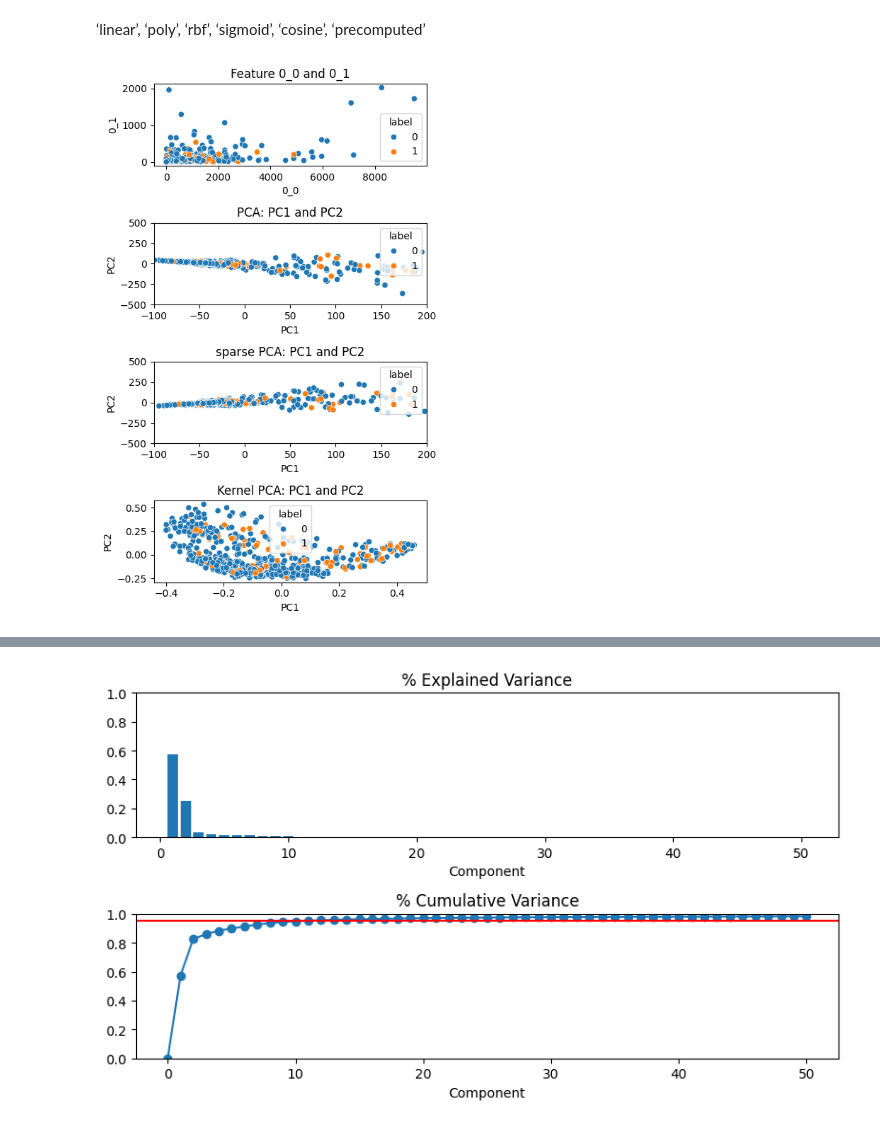
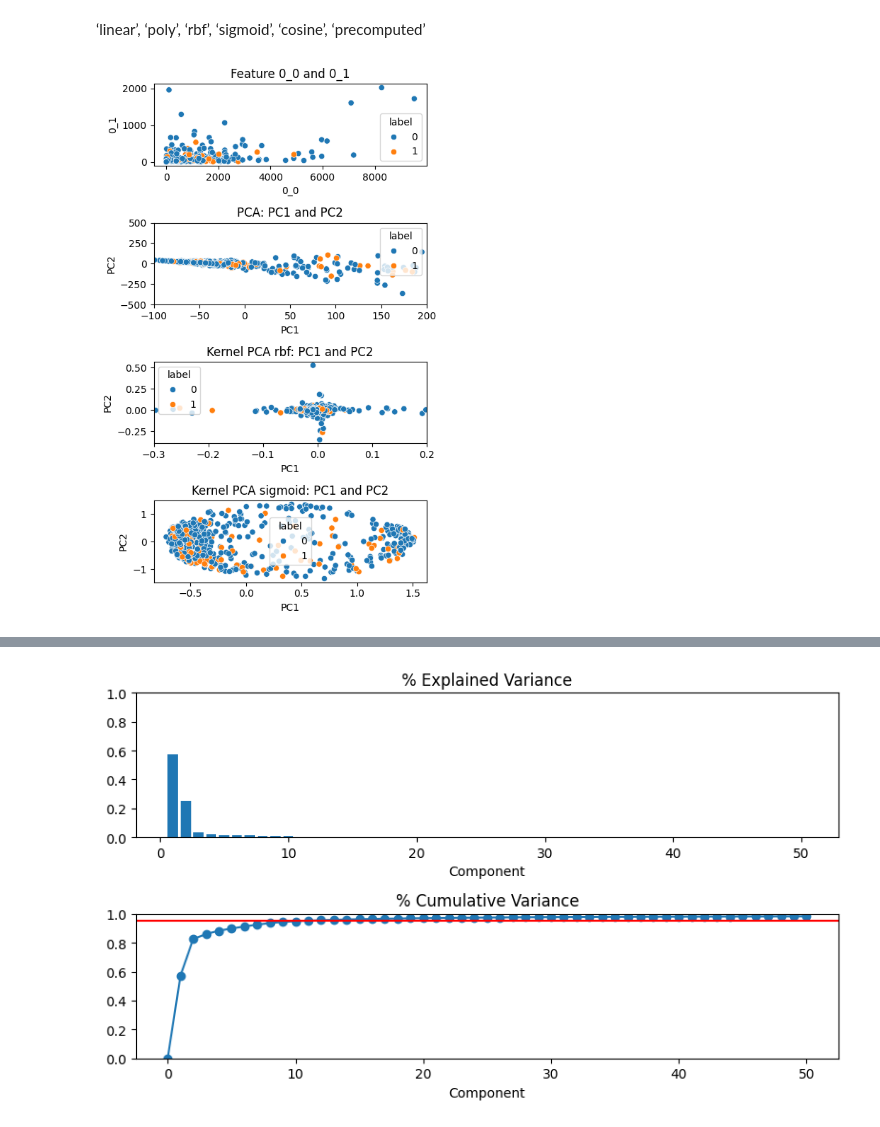
Before and after one commit to bramvandeurzen934/Group16_ECG, a Jupyter notebook: assignment_ecg_normalisation.ipynb, the cells around one changed output, grey strips where cells are left out. Drawn from its saved outputs; the diff is of its cells as text; code cells hidden in the pictures.

```diff
--- a/assignment_ecg_normalisation.ipynb
+++ b/assignment_ecg_normalisation.ipynb
@@ -536,11 +536,18 @@ X_test_pca
 166 rows × 50 columns
 # %%
 # kernel pca
-kernel_pca = KernelPCA(n_components=50, kernel="rbf")
+kernel_pca = KernelPCA(n_components=50, kernel="rbf",gamma = 20)
 kernel_pca.fit(X_train_scaled)
+
+kernel_sig_pca = KernelPCA(n_components=50, kernel="sigmoid",gamma = 20)
+kernel_sig_pca.fit(X_train_scaled)
 
 X_train_kpca = kernel_pca.transform(X_train_scaled)
 X_test_kpca = kernel_pca.transform(X_test_scaled)
+X_train_skpca = kernel_sig_pca.transform(X_train_scaled)
+X_test_skpca = kernel_sig_pca.transform(X_test_scaled)
 
 component_names = [f"PC{i+1}" for i in range(X_train_kpca.shape[1])]
 X_train_kpca = pd.DataFrame(X_train_kpca,columns = component_names,index = X_train.index)
+component_names = [f"PC{i+1}" for i in range(X_train_skpca.shape[1])]
+X_train_skpca = pd.DataFrame(X_train_skpca,columns = component_names,index = X_train.index)
@@ -553,23 +558,22 @@ Heeft dit nog toegevoegde waarde?
 # %%
 fig, axs = plt.subplots(4,1,figsize = [5,8])
 
 sns.scatterplot(data=X_train,x = '0_0',y = '0_1', hue = y_train,ax = axs[0])
 axs[0].set(title = 'Feature 0_0 and 0_1')
 
 
 sns.scatterplot(data = X_train_pca, x = 'PC1',y = 'PC2',hue = y_train, ax = axs[1])
 axs[1].set(xlim = [-100,200],
            ylim = [-500,500],
            title = 'PCA: PC1 and PC2')
 
-sns.scatterplot(data = X_train_spca, x = 'PC1',y = 'PC2',hue = y_train, ax = axs[2])
-axs[2].set(xlim = [-100,200],
-           ylim = [-500,500],
-           title = 'sparse PCA: PC1 and PC2')
+sns.scatterplot(data = X_train_kpca, x = 'PC1',y = 'PC2',hue = y_train, ax = axs[2])
+axs[2].set(xlim = [-0.3,0.2],
+    title = 'Kernel PCA rbf: PC1 and PC2')
 
-sns.scatterplot(data = X_train_kpca, x = 'PC1',y = 'PC2',hue = y_train, ax = axs[3])
-axs[3].set(title = 'Kernel PCA: PC1 and PC2')
+sns.scatterplot(data = X_train_skpca, x = 'PC1',y = 'PC2',hue = y_train, ax = axs[3])
+axs[3].set(title = 'Kernel PCA sigmoid: PC1 and PC2')
 
 plt.tight_layout()
 # %% [output]
-[figure, old version]
+[figure, new version]
```
Also changed, not shown: parts of 9 cells of this notebook.
